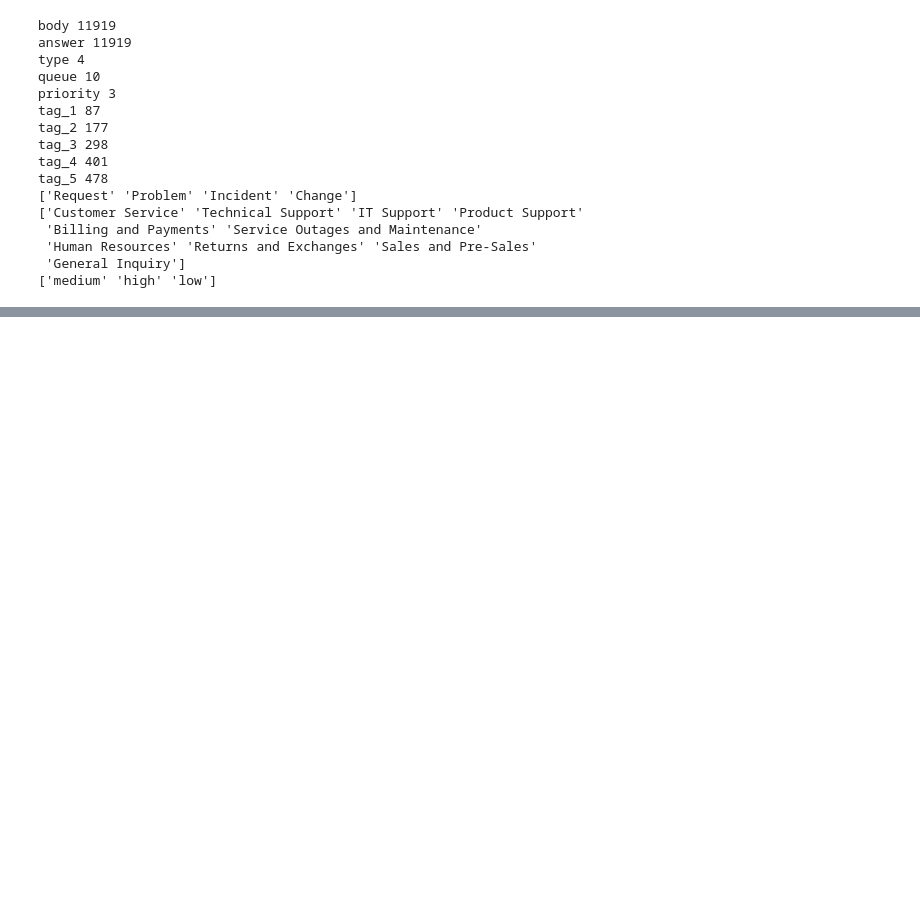
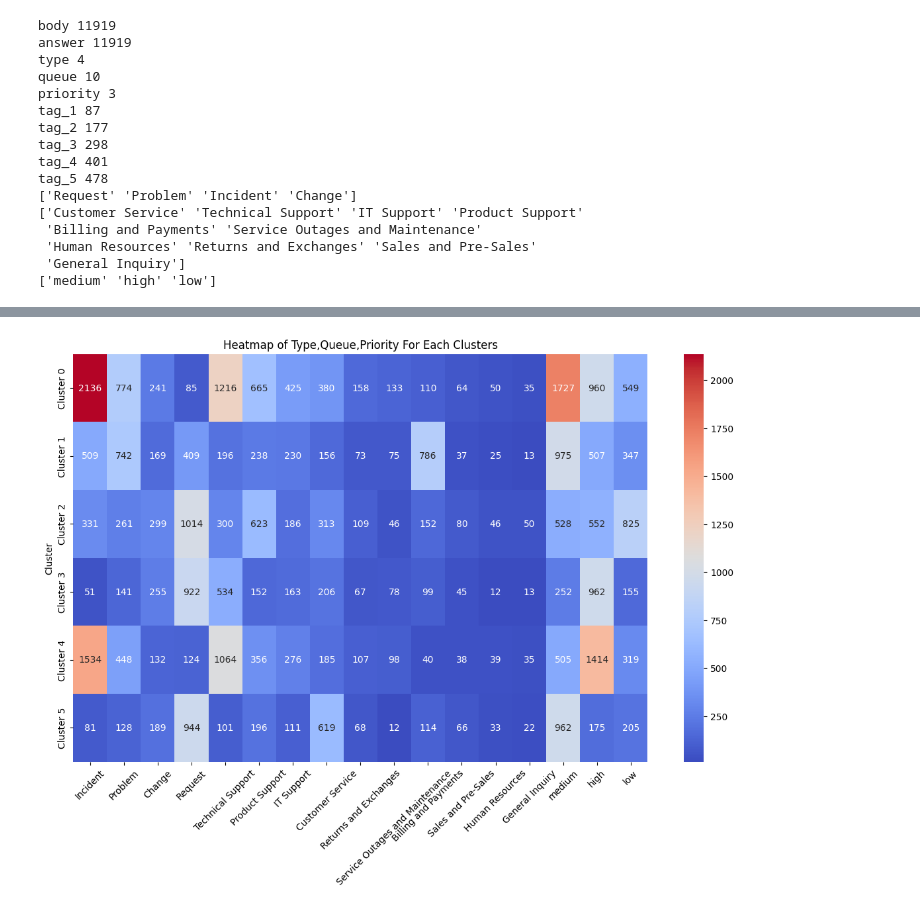
Before and after one commit to JRCockrum/csci4022-final-project, a Jupyter notebook: notebooks/kmodes_test.ipynb, the cells around one changed output, grey strips where cells are left out. Drawn from its saved outputs; the diff is of its cells as text; code cells hidden in the pictures; blank space fills up the shorter version.

```diff
--- a/notebooks/kmodes_test.ipynb
+++ b/notebooks/kmodes_test.ipynb
@@ -207,0 +247,27 @@ Name: count, Length: 69, dtype: int64
+# %%
+#plot for heatmap
+cols = ['type', 'queue', 'priority']
+all_counts = []
+
+for cluster_df in cluster_data:
+    total = {}
+    for col in range(len(cols)):
+        counts = cluster_df.iloc[:, col].value_counts()
+        for value, count in counts.items():
+            if value not in total:
+                total[value] = 0
+                total[value] += count
+
+    all_counts.append(total)
+
+heat_df = pd.DataFrame(all_counts).fillna(0)
+heat_df.index = [f'Cluster {i}' for i in range(len(cluster_data))]
+
+plt.figure(figsize=(14,8))
+sns.heatmap(heat_df, cmap='coolwarm', annot=True, fmt='.0f')
+plt.title('Heatmap of Type,Queue,Priority For Each Clusters')
+plt.ylabel('Cluster')
+plt.xticks(rotation=45)
+plt.show()
+# %% [output]
+[figure, added]
```
Also changed, not shown: parts of 6 cells of this notebook.
